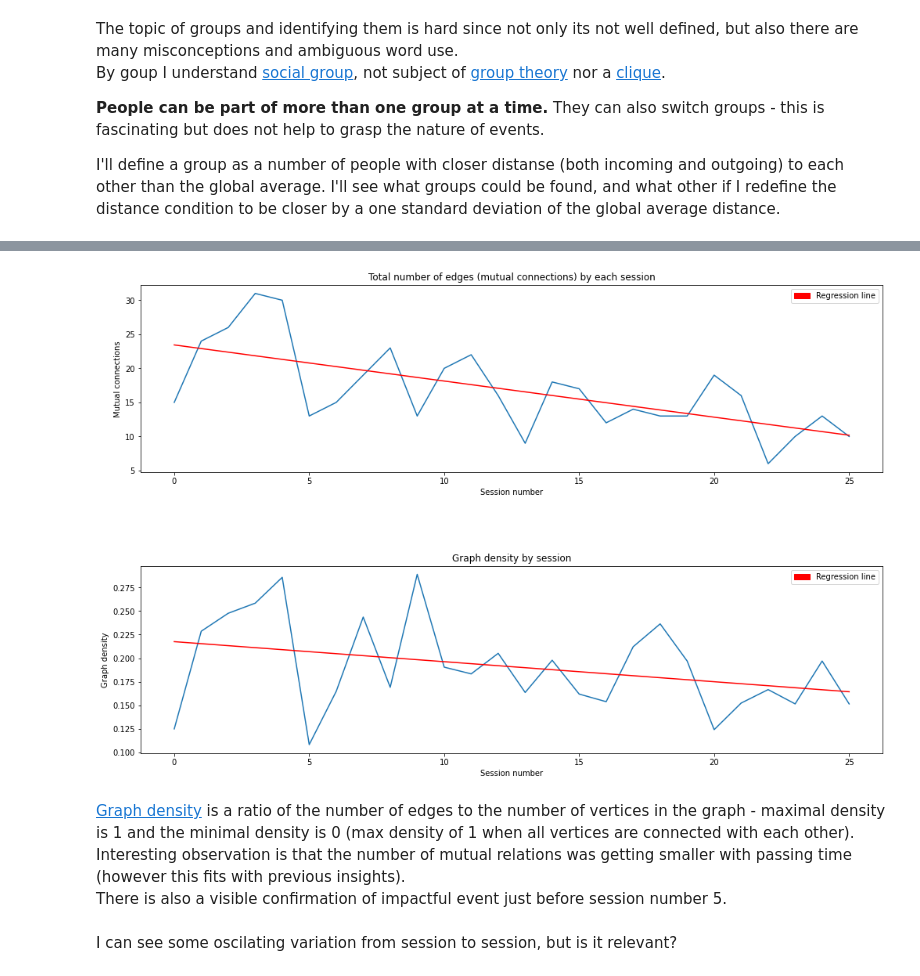
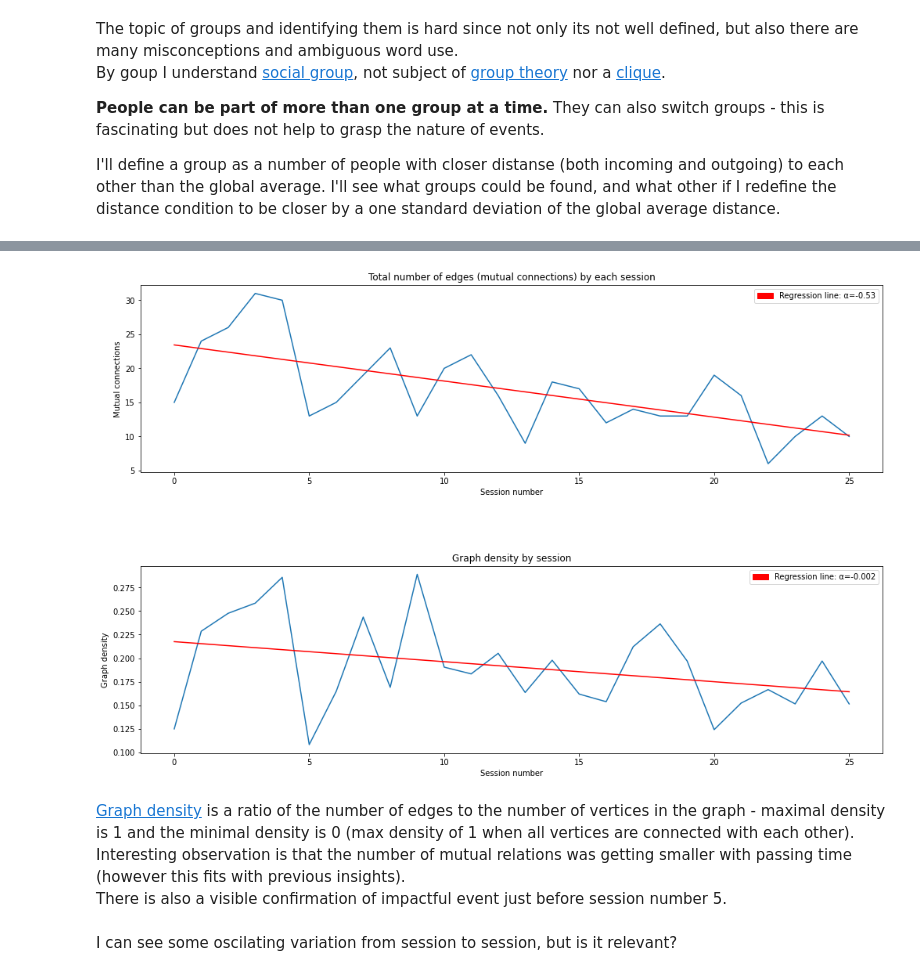
Before and after one commit to marcindahlen/Antarctica_research_2020, a Jupyter notebook: notebook.ipynb, the cells around one changed output, grey strips where cells are left out. Drawn from its saved outputs; the diff is of its cells as text; code cells hidden in the pictures.

Commit message:
wokrk in progress: data chart patterns

```diff
--- a/notebook.ipynb
+++ b/notebook.ipynb
@@ -709,36 +709,38 @@ density_by_session = []
 for graph in mutual_close_relations_graphs.values():
     edges_no_by_session.append(networkx.classes.function.number_of_edges(graph))
     density_by_session.append(networkx.classes.function.density(graph))
 
 
 matplotlib.pyplot.figure(figsize=(17, 11))
 matplotlib.pyplot.subplot(2, 1, 1)
 matplotlib.pyplot.title("Total number of edges (mutual connections) by each session")
 matplotlib.pyplot.ylabel("Mutual connections")
 matplotlib.pyplot.xlabel("Session number")
 matplotlib.pyplot.plot(edges_no_by_session)
 x = range(len(edges_no_by_session))
 m, b = numpy.polyfit(x, edges_no_by_session, 1)
+regression_label = "Regression line: \u03B1=" + str(round(m, 3))
 matplotlib.pyplot.plot(x, m*x + b, color="#ff0000")
-edges = patches.Patch(color="#ff0000", label="Regression line")
+edges = patches.Patch(color="#ff0000", label=regression_label)
 matplotlib.pyplot.legend(handles=[edges])
 
 matplotlib.pyplot.subplot(2, 1, 2)
 matplotlib.pyplot.title("Graph density by session")
 matplotlib.pyplot.ylabel("Graph density")
 matplotlib.pyplot.xlabel("Session number")
 matplotlib.pyplot.plot(density_by_session)
 x = range(len(density_by_session))
 m, b = numpy.polyfit(x, density_by_session, 1)
+regression_label = "Regression line: \u03B1=" + str(round(m, 3))
 matplotlib.pyplot.plot(x, m*x + b, color="#ff0000")
-density_legend = patches.Patch(color="#ff0000", label="Regression line")
+density_legend = patches.Patch(color="#ff0000", label=regression_label)
 matplotlib.pyplot.legend(handles=[density_legend])
 
 matplotlib.pyplot.subplots_adjust(hspace=0.5, wspace=0.35)
 
 matplotlib.pyplot.show()
 # %% [output]
-[figure, old version]
+[figure, new version]
 # %% [markdown]
 <a href="https://en.wikipedia.org/wiki/Dense_graph">Graph density</a> is a ratio of the number of edges to the number of vertices in the graph - maximal density is 1 and the minimal density is 0 (max density of 1 when all vertices are connected with each other).<br>
 Interesting observation is that the number of mutual relations was getting smaller with passing time (however this fits with previous insights).<br>
```
Also changed, not shown: parts of 14 cells of this notebook.
